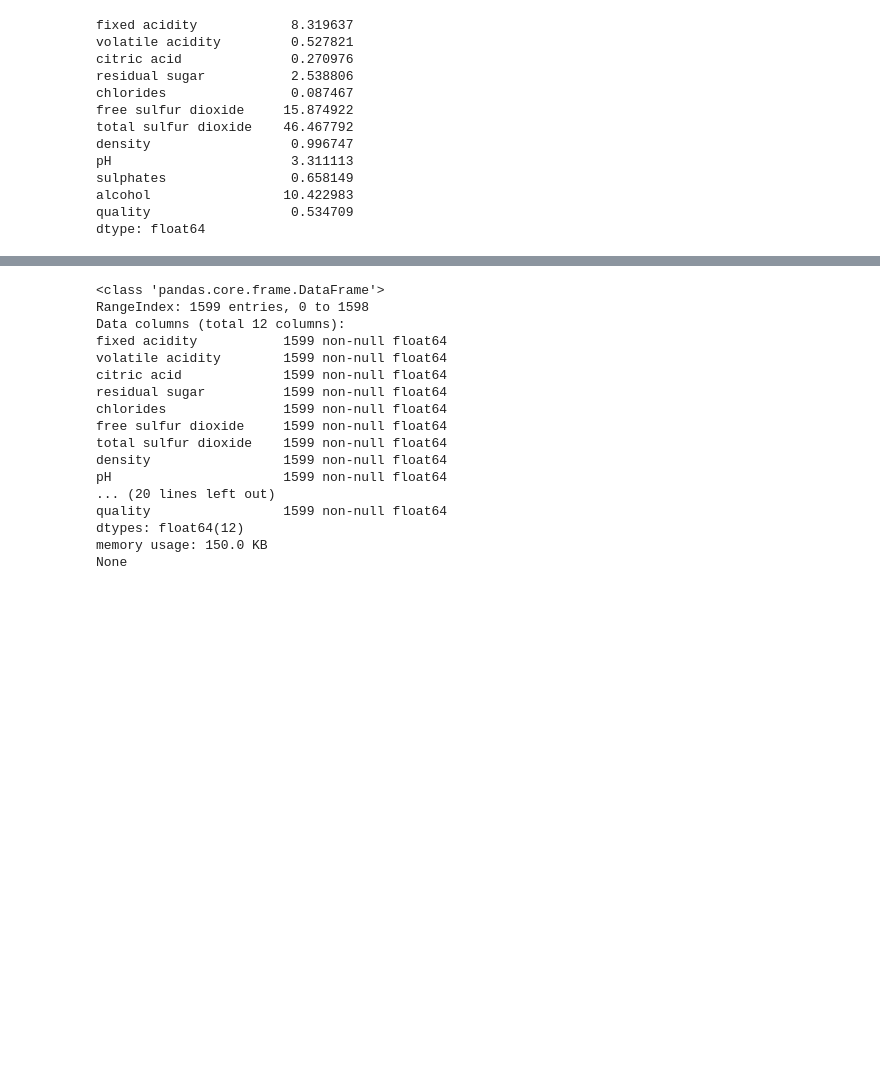
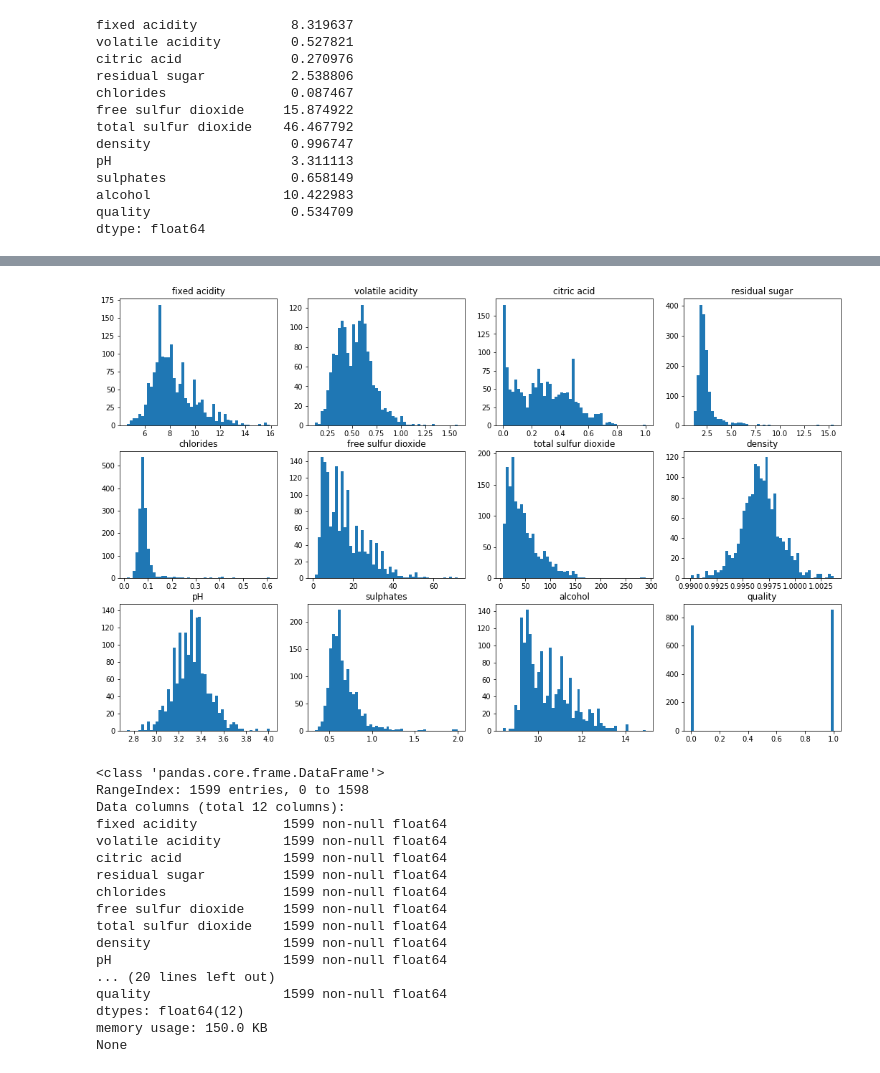
Before and after one commit to wzxiaa/COMP-551-Mini_Project_1, a Jupyter notebook: DataSet/Project1.ipynb, the cells around one changed output, grey strips where cells are left out. Drawn from its saved outputs; the diff is of its cells as text; code cells hidden in the pictures; blank space fills up the shorter version.

Commit message:
Modified made to export images

```diff
--- a/DataSet/Project1.ipynb
+++ b/DataSet/Project1.ipynb
@@ -69,7 +69,3 @@ sulphates                0.658149
 alcohol                 10.422983
 quality                  0.534709
 dtype: float64
-# %%
-# plot distribution of all features
-for column in wine_df.columns:
-    plot_distribution(wine_df, column)
@@ -89,3 +72,16 @@ for column in wine_df.columns:
+# %%
+# plot distribution of all features
+fig=plt.figure(figsize=(18, 15))
+count = 1
+for i, column in zip(index, wine_df.columns):
+    value = wine_df[column]
+    plt.subplot(4,4,i)
+    plt.hist(value, bins = 50)
+    plt.title(column)
+#plt.show()
+fig.savefig('../Report/img/wine_distribution.png',bbox_inches='tight')
+# %% [output]
+[figure, added]
 # %%
 normalized_wine_df = (wine_df-wine_df.min())/(wine_df.max()-wine_df.min())
 #print(wine_df)
```
Also changed, not shown: parts of 5 cells of this notebook.
